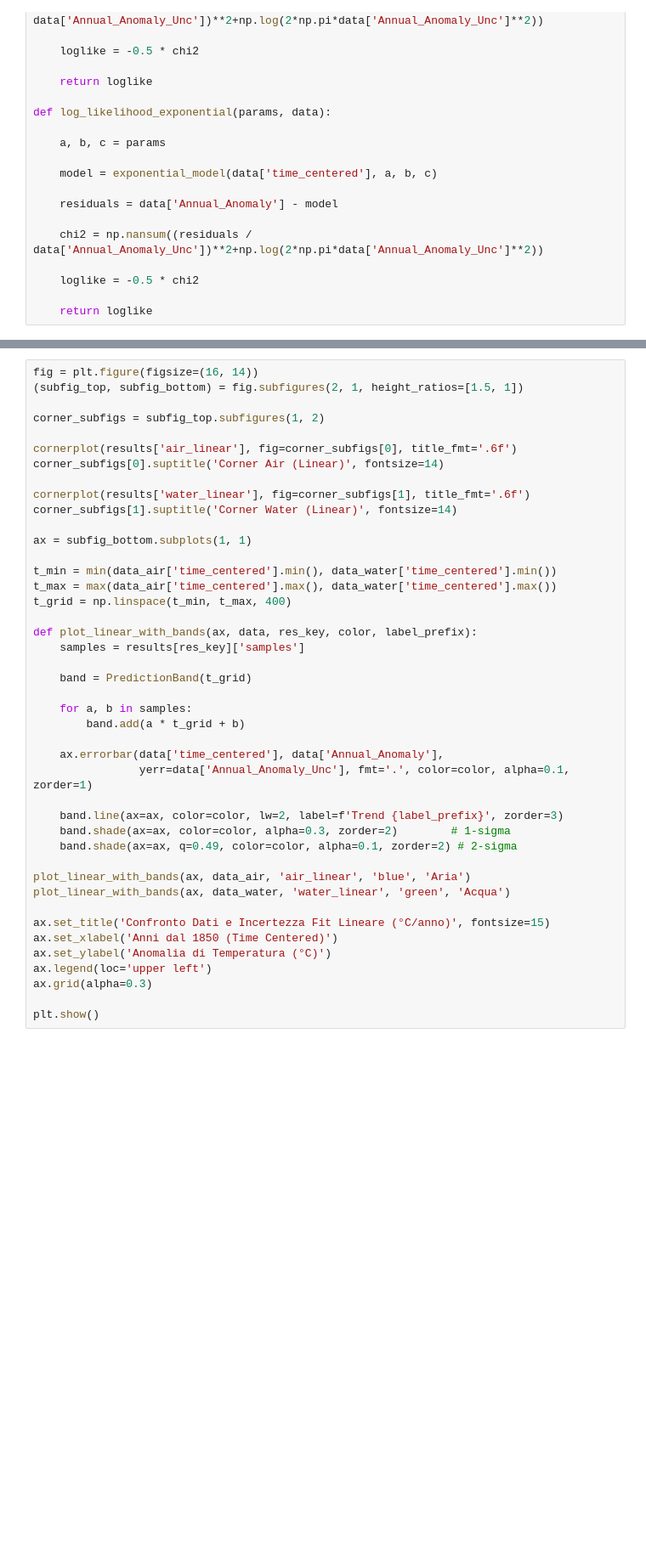
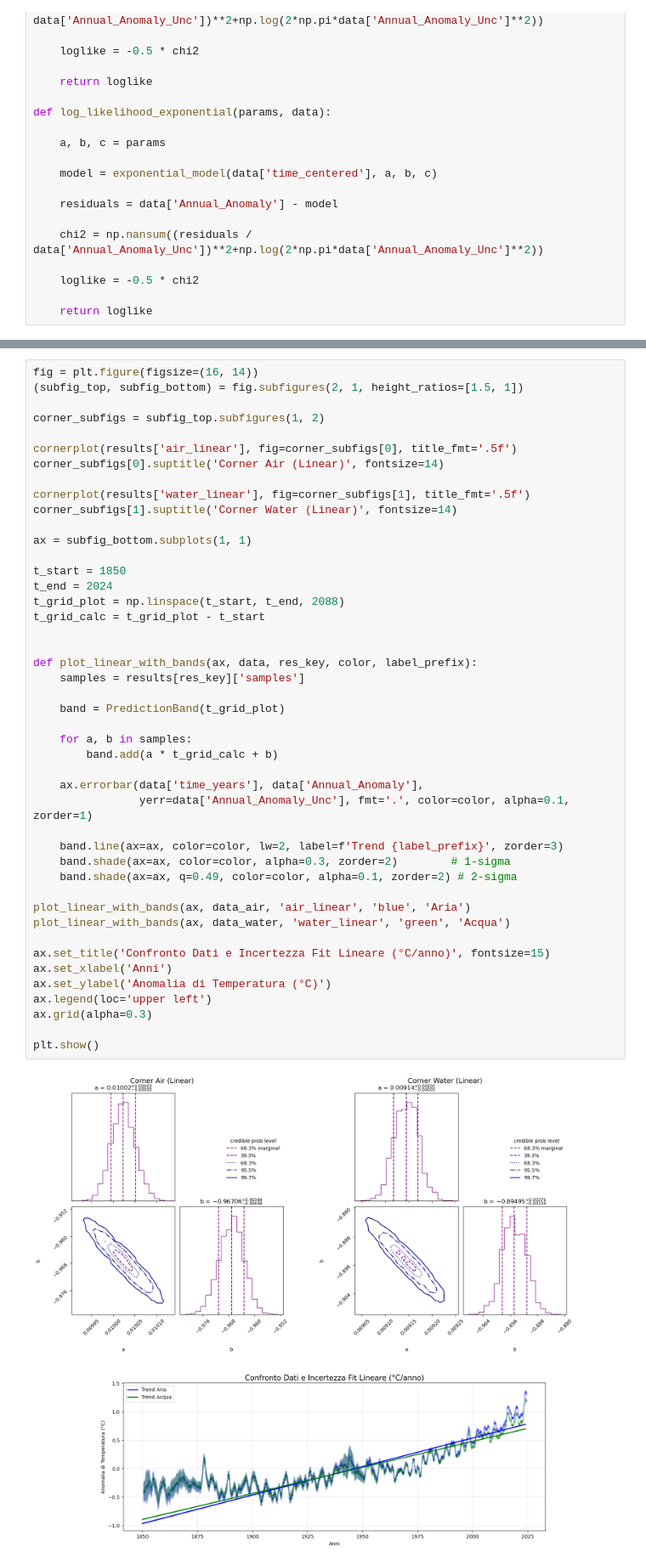
Before and after one commit to EnricoVianelli/GlobalWarming, a Jupyter notebook: global_warming.ipynb, the cells around one changed output, grey strips where cells are left out. Shown at 85% size. Saved outputs shown, nothing was run; the diff lists cells and outputs as text; blank space fills up the shorter version.

```diff
--- a/global_warming.ipynb
+++ b/global_warming.ipynb
@@ -258,43 +366,47 @@ fig = plt.figure(figsize=(16, 14))
 
 corner_subfigs = subfig_top.subfigures(1, 2)
 
-cornerplot(results['air_linear'], fig=corner_subfigs[0], title_fmt='.6f')
+cornerplot(results['air_linear'], fig=corner_subfigs[0], title_fmt='.5f')
 corner_subfigs[0].suptitle('Corner Air (Linear)', fontsize=14)
 
-cornerplot(results['water_linear'], fig=corner_subfigs[1], title_fmt='.6f')
+cornerplot(results['water_linear'], fig=corner_subfigs[1], title_fmt='.5f')
 corner_subfigs[1].suptitle('Corner Water (Linear)', fontsize=14)
 
 ax = subfig_bottom.subplots(1, 1)
 
-t_min = min(data_air['time_centered'].min(), data_water['time_centered'].min())
-t_max = max(data_air['time_centered'].max(), data_water['time_centered'].max())
-t_grid = np.linspace(t_min, t_max, 400)
+t_start = 1850
+t_end = 2024
+t_grid_plot = np.linspace(t_start, t_end, 2088)
+t_grid_calc = t_grid_plot - t_start
+
 
 def plot_linear_with_bands(ax, data, res_key, color, label_prefix):
     samples = results[res_key]['samples']
 
-    band = PredictionBand(t_grid)
+    band = PredictionBand(t_grid_plot)
 
     for a, b in samples:
-        band.add(a * t_grid + b)
+        band.add(a * t_grid_calc + b)
 
-    ax.errorbar(data['time_centered'], data['Annual_Anomaly'],
+    ax.errorbar(data['time_years'], data['Annual_Anomaly'],
                 yerr=data['Annual_Anomaly_Unc'], fmt='.', color=color, alpha=0.1, zorder=1)
 
     band.line(ax=ax, color=color, lw=2, label=f'Trend {label_prefix}', zorder=3)
     band.shade(ax=ax, color=color, alpha=0.3, zorder=2)        # 1-sigma
     band.shade(ax=ax, q=0.49, color=color, alpha=0.1, zorder=2) # 2-sigma
 
 plot_linear_with_bands(ax, data_air, 'air_linear', 'blue', 'Aria')
 plot_linear_with_bands(ax, data_water, 'water_linear', 'green', 'Acqua')
 
 ax.set_title('Confronto Dati e Incertezza Fit Lineare (°C/anno)', fontsize=15)
-ax.set_xlabel('Anni dal 1850 (Time Centered)')
+ax.set_xlabel('Anni')
 ax.set_ylabel('Anomalia di Temperatura (°C)')
 ax.legend(loc='upper left')
 ax.grid(alpha=0.3)
 
 plt.show()
+# %% [output]
+[figure, added]
 # %%
 fig = plt.figure(figsize=(20, 19))
 (subfig_top, subfig_bottom) = fig.subfigures(2, 1, height_ratios=[1.8, 1])
```
Also changed, not shown: parts of 22 cells of this notebook, 1 other file.
